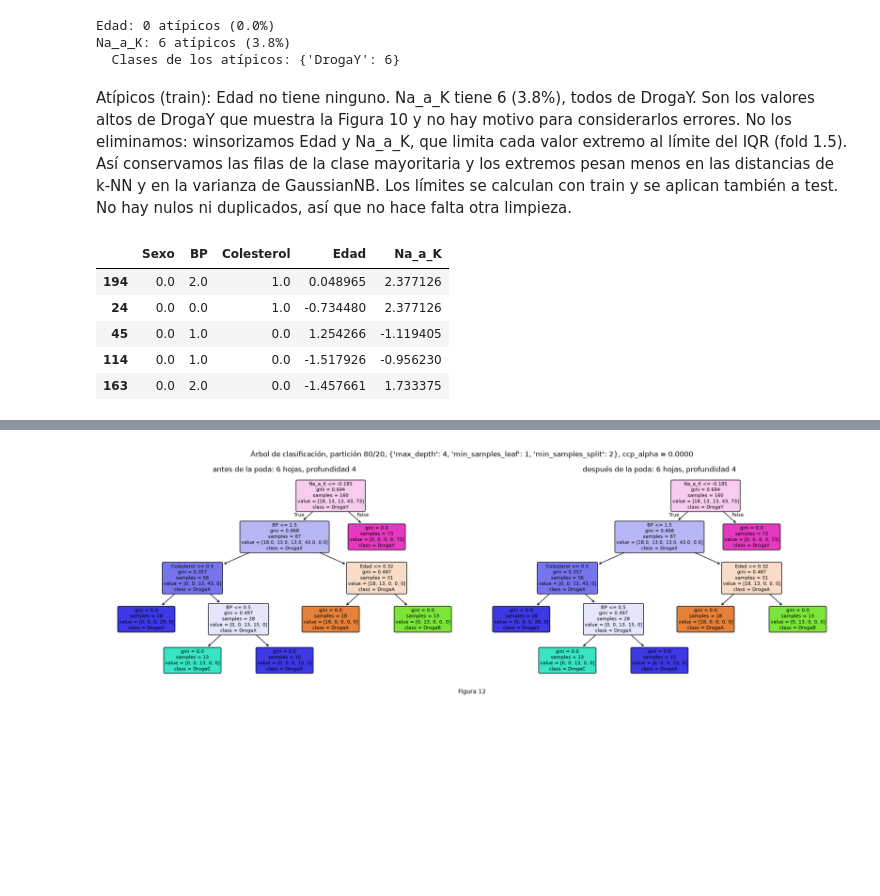
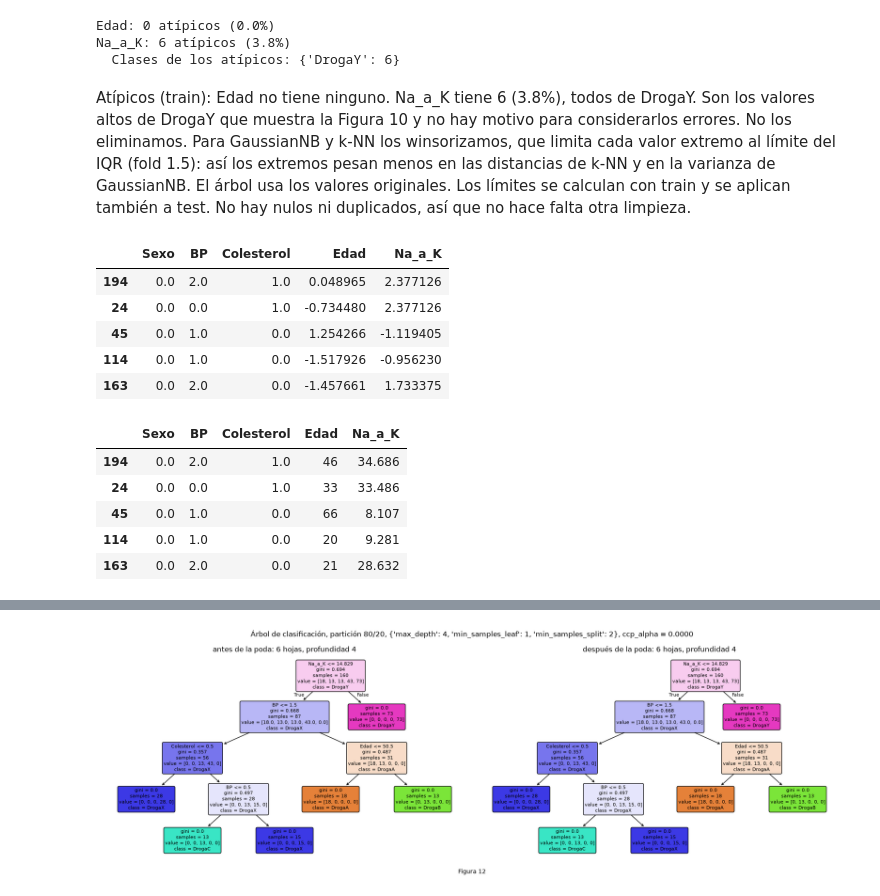
Before and after one commit to winttita/TP_MD_Frank_Winter, a Jupyter notebook: TP2/TP2_MD_Frank_Winter.ipynb, the cells around one changed output, grey strips where cells are left out. Cells and saved outputs as stored; diff of their text form; code cells hidden in the pictures; blank space fills up the shorter version.

```diff
--- a/TP2/TP2_MD_Frank_Winter.ipynb
+++ b/TP2/TP2_MD_Frank_Winter.ipynb
@@ -625,22 +625,36 @@ Edad: 0 atípicos (0.0%)
 Na_a_K: 6 atípicos (3.8%)
   Clases de los atípicos: {'DrogaY': 6}
 # %% [markdown]
-Atípicos (train): Edad no tiene ninguno. Na_a_K tiene 6 (3.8%), todos de DrogaY. Son los valores altos de DrogaY que muestra la Figura 10 y no hay motivo para considerarlos errores. No los eliminamos: winsorizamos Edad y Na_a_K, que limita cada valor extremo al límite del IQR (fold 1.5). Así conservamos las filas de la clase mayoritaria y los extremos pesan menos en las distancias de k-NN y en la varianza de GaussianNB. Los límites se calculan con train y se aplican también a test. No hay nulos ni duplicados, así que no hace falta otra limpieza.
+Atípicos (train): Edad no tiene ninguno. Na_a_K tiene 6 (3.8%), todos de DrogaY. Son los valores altos de DrogaY que muestra la Figura 10 y no hay motivo para considerarlos errores. No los eliminamos. Para GaussianNB y k-NN los winsorizamos, que limita cada valor extremo al límite del IQR (fold 1.5): así los extremos pesan menos en las distancias de k-NN y en la varianza de GaussianNB. El árbol usa los valores originales. Los límites se calculan con train y se aplican también a test. No hay nulos ni duplicados, así que no hace falta otra limpieza.
 # %%
-# Winsorizo Edad y Na_a_K, codifico con OrdinalEncoder y estandarizo, ajustando solo con train
+# Winsorizo Edad y Na_a_K, codifico con OrdinalEncoder y estandarizo, ajustando solo con train (para GaussianNB y k-NN)
 prep_B = ColumnTransformer([("cat", OrdinalEncoder(categories=categorias), cat_cols),
                             ("num", make_pipeline(Winsorizer(capping_method="iqr", tail="both", fold=1.5), StandardScaler()),
                              ["Edad", "Na_a_K"])],
                            verbose_feature_names_out=False).set_output(transform="pandas")
 datos_B = {}
 for nombre, (Xtrn, Xtst, ytrn, ytst) in part_B.items():
     datos_B[nombre] = (prep_B.fit_transform(Xtrn), prep_B.transform(Xtst))   # fit solo con train
-datos_B["80/20"][0].head()
+display(datos_B["80/20"][0].head())
+
+# Para el árbol solo codifico Sexo, BP y Colesterol: Edad y Na_a_K quedan en su escala original
+prep_arbol = ColumnTransformer([("cat", OrdinalEncoder(categories=categorias), cat_cols)],
+                               remainder="passthrough", verbose_feature_names_out=False).set_output(transform="pandas")
+datos_arbol = {}
+for nombre, (Xtrn, Xtst, ytrn, ytst) in part_B.items():
+    datos_arbol[nombre] = (prep_arbol.fit_transform(Xtrn), prep_arbol.transform(Xtst))   # fit solo con train
+datos_arbol["80/20"][0].head()
 # %% [output]
 |  | Sexo | BP | Colesterol | Edad | Na_a_K |
 | 194 | 0.0 | 2.0 | 1.0 | 0.048965 | 2.377126 |
 | 24 | 0.0 | 0.0 | 1.0 | -0.734480 | 2.377126 |
 | 45 | 0.0 | 1.0 | 0.0 | 1.254266 | -1.119405 |
 | 114 | 0.0 | 1.0 | 0.0 | -1.517926 | -0.956230 |
 | 163 | 0.0 | 2.0 | 0.0 | -1.457661 | 1.733375 |
+|  | Sexo | BP | Colesterol | Edad | Na_a_K |
+| 194 | 0.0 | 2.0 | 1.0 | 46 | 34.686 |
+| 24 | 0.0 | 0.0 | 1.0 | 33 | 33.486 |
+| 45 | 0.0 | 1.0 | 0.0 | 66 | 8.107 |
+| 114 | 0.0 | 1.0 | 0.0 | 20 | 9.281 |
+| 163 | 0.0 | 2.0 | 0.0 | 21 | 28.632 |
 # %% [markdown]
```
Also changed, not shown: parts of 12 cells of this notebook.
